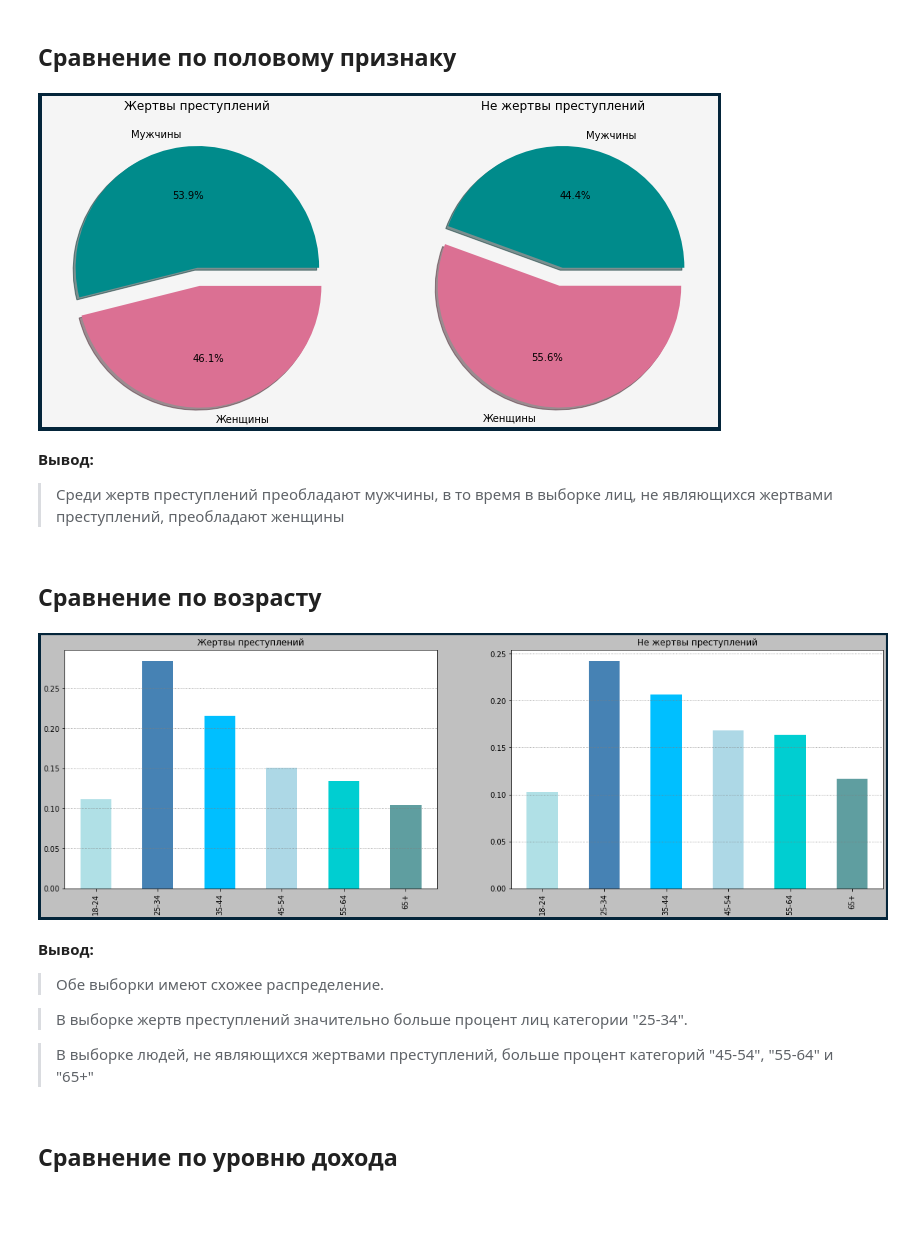
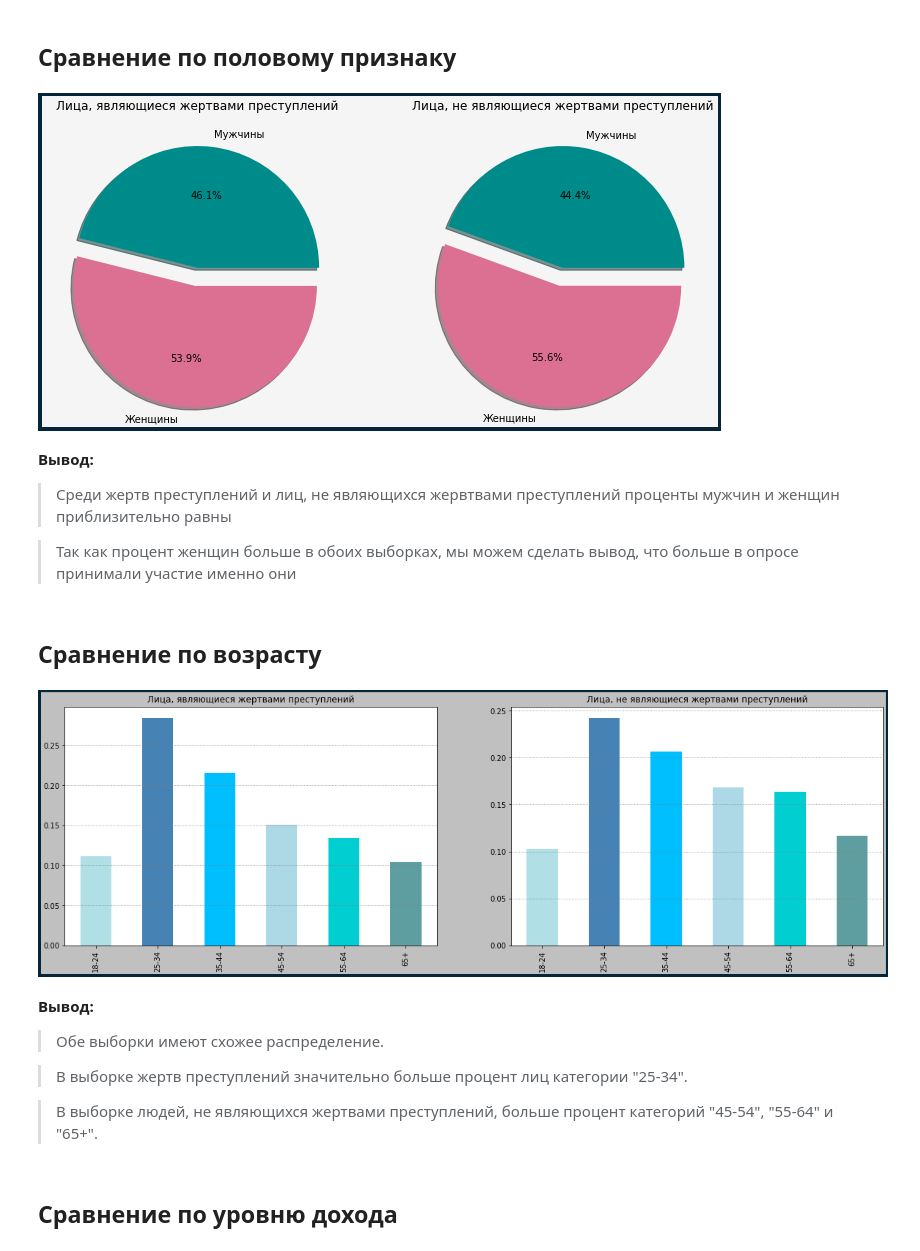
Before and after one commit to litosha/sirius, a Jupyter notebook: Анализ.ipynb, the cells around one changed output. Saved outputs shown, nothing was run; the diff lists cells and outputs as text; code cells hidden in the pictures; blank space fills up the shorter version.

```diff
--- a/Анализ.ipynb
+++ b/Анализ.ipynb
@@ -1723,28 +1664,30 @@ plt.grid(which='major', color = 'gray', axis='y', linestyle=':')
 # %%
 plt.figure(figsize=(12, 8), linewidth=8, edgecolor="#04253a") \
 .set_facecolor(digclr)
 
 ax = plt.subplot(1, 2, 1)
-ax.pie(victim_count,  labels=["Мужчины", "Женщины"],
+ax.pie(victim_count[::-1],  labels=["Мужчины", "Женщины"],
        colors=('darkcyan', 'palevioletred'),
       explode=(0, 0.15),
         shadow=True, autopct='%1.1f%%')
-ax.set_title("Жертвы преступлений")
+plt.title('Лица, являющиеся жертвами преступлений')
 ax.grid(which='major', color = 'gray', axis='y', linestyle=':')
 
 ax = plt.subplot(1, 2, 2)
 ax.pie(not_victim_count[::-1],  labels=["Мужчины", "Женщины"],
        colors=('darkcyan', 'palevioletred'),
       explode=(0, 0.15),
         shadow=True, autopct='%1.1f%%')
-ax.set_title("Не жертвы преступлений")
+plt.title('Лица, не являющиеся жертвами преступлений')
 ax.grid(which='major', color = 'gray', axis='y', linestyle=':')
 # %% [output]
-[figure, old version]
+[figure, new version]
-# %% [markdown]
-**Вывод:**
-
-> Среди жертв преступлений преобладают мужчины, в то время в выборке лиц, не являющихся жертвами преступлений, преобладают женщины
+# %% [markdown]
+**Вывод:**
+
+> Среди жертв преступлений и лиц, не являющихся жервтвами преступлений проценты мужчин и женщин приблизительно равны
+
+> Так как процент женщин больше в обоих выборках, мы можем сделать вывод, что больше в опросе принимали участие именно они
 # %% [markdown]
 ## Сравнение по возрасту
 # %%
@@ -1754,15 +1697,15 @@ plt.figure(figsize=(20, 6), linewidth=8, edgecolor="#04253a") \
 
 ax = plt.subplot(1, 2, 1)
 group_resp_age.plot.bar(color=colors)
-plt.title('Жертвы преступлений')
+plt.title('Лица, являющиеся жертвами преступлений')
 plt.grid(which='major', color = 'gray', axis='y', linestyle=':')
 
 ax = plt.subplot(1, 2, 2)
 not_group_resp_age.plot.bar(color=colors)
-plt.title('Не жертвы преступлений')
+plt.title('Лица, не являющиеся жертвами преступлений')
 plt.grid(which='major', color = 'gray', axis='y', linestyle=':')
 # %% [output]
-[figure, old version]
+[figure, new version]
 # %% [markdown]
 **Вывод:**
 
@@ -1770,7 +1713,7 @@ plt.grid(which='major', color = 'gray', axis='y', linestyle=':')
 
 > В выборке жертв преступлений значительно больше процент лиц категории "25-34".
 
-> В выборке людей, не являющихся жертвами преступлений, больше процент категорий "45-54", "55-64" и "65+"
+> В выборке людей, не являющихся жертвами преступлений, больше процент категорий "45-54", "55-64" и "65+".
 # %% [markdown]
 ## Сравнение по уровню дохода
 # %%
```
Also changed, not shown: parts of 91 cells of this notebook.
